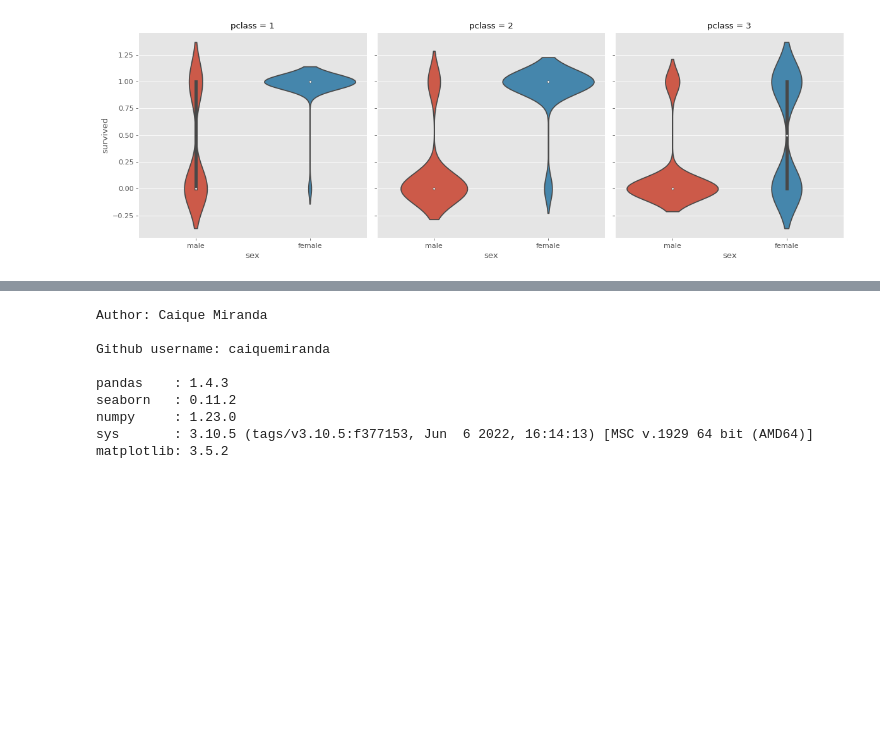
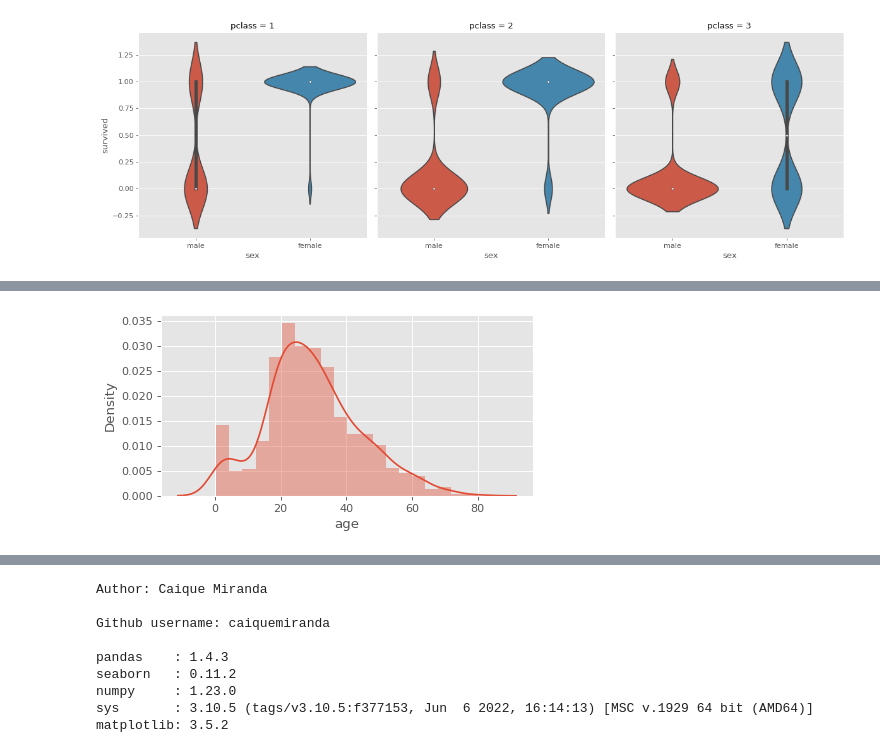
Before and after one commit to caiquemiranda/data-visualization-python, a Jupyter notebook: 10-analysis-visualization-titanic-dataset.ipynb, the cells around one changed output, grey strips where cells are left out. Drawn from its saved outputs; the diff is of its cells as text; code cells hidden in the pictures; blank space fills up the shorter version.

```diff
--- a/10-analysis-visualization-titanic-dataset.ipynb
+++ b/10-analysis-visualization-titanic-dataset.ipynb
@@ -371,0 +388,4 @@ sns.catplot(x= 'sex',
+# %%
+sns.distplot(titanic['age']);
+# %% [output]
+[figure, added]
```
Also changed, not shown: parts of 5 cells of this notebook.
